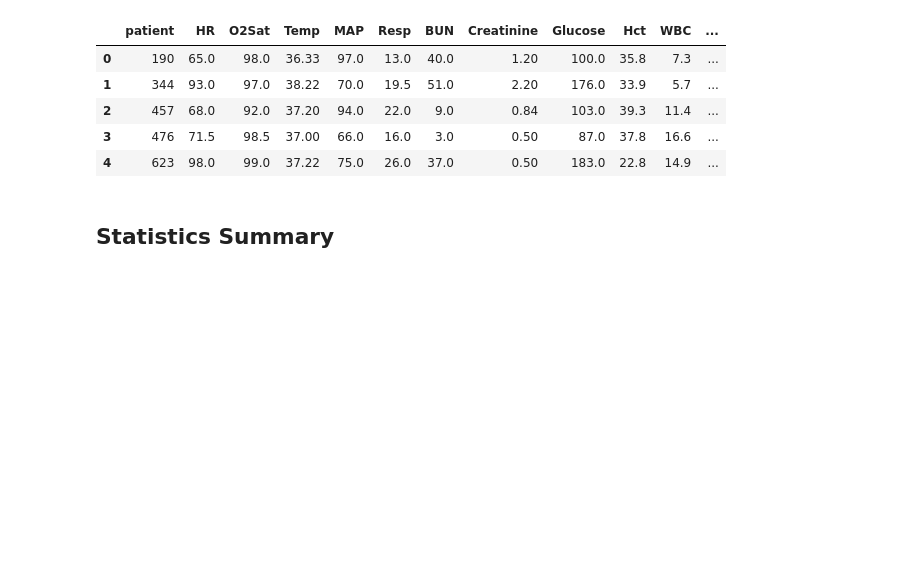
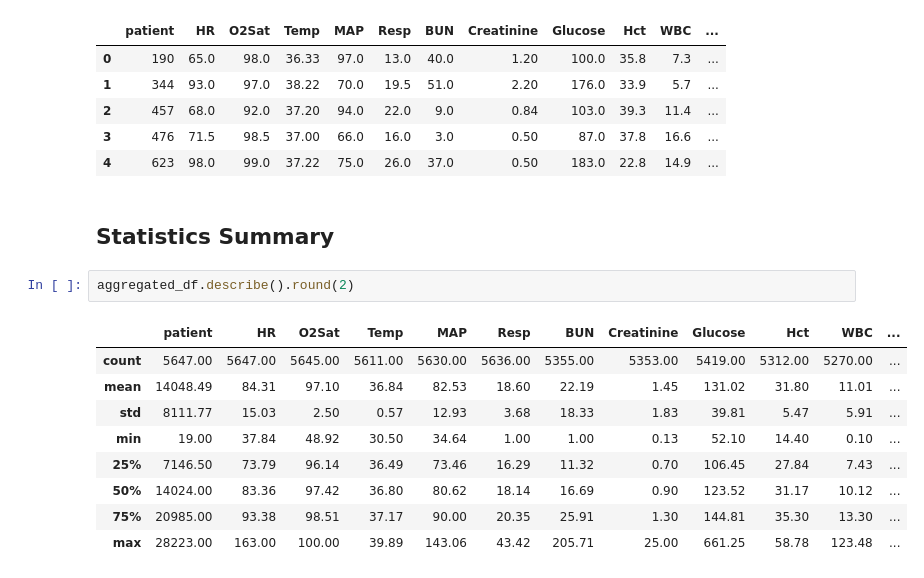
Before and after one commit to pineapple-666/Detect-Sepsis-in-Patients-Before-it-Emerges, a Jupyter notebook: notebook/Step1_Data_Exploring.ipynb, the cells around one changed output. Saved outputs shown, nothing was run; the diff lists cells and outputs as text; blank space fills up the shorter version.

```diff
--- a/notebook/Step1_Data_Exploring.ipynb
+++ b/notebook/Step1_Data_Exploring.ipynb
@@ -408,3 +408,15 @@ Head of the aggregated DataFrame:
 | 4 | 623 | 98.0 | 99.0 | 37.22 | 75.0 | 26.0 | 37.0 | 0.50 | 183.0 | 22.8 | 14.9 | ... |
 # %% [markdown]
 ## Statistics Summary
+# %%
+aggregated_df.describe().round(2)
+# %% [output]
+|  | patient | HR | O2Sat | Temp | MAP | Resp | BUN | Creatinine | Glucose | Hct | WBC | ... |
+| count | 5647.00 | 5647.00 | 5645.00 | 5611.00 | 5630.00 | 5636.00 | 5355.00 | 5353.00 | 5419.00 | 5312.00 | 5270.00 | ... |
+| mean | 14048.49 | 84.31 | 97.10 | 36.84 | 82.53 | 18.60 | 22.19 | 1.45 | 131.02 | 31.80 | 11.01 | ... |
+| std | 8111.77 | 15.03 | 2.50 | 0.57 | 12.93 | 3.68 | 18.33 | 1.83 | 39.81 | 5.47 | 5.91 | ... |
+| min | 19.00 | 37.84 | 48.92 | 30.50 | 34.64 | 1.00 | 1.00 | 0.13 | 52.10 | 14.40 | 0.10 | ... |
+| 25% | 7146.50 | 73.79 | 96.14 | 36.49 | 73.46 | 16.29 | 11.32 | 0.70 | 106.45 | 27.84 | 7.43 | ... |
+| 50% | 14024.00 | 83.36 | 97.42 | 36.80 | 80.62 | 18.14 | 16.69 | 0.90 | 123.52 | 31.17 | 10.12 | ... |
+| 75% | 20985.00 | 93.38 | 98.51 | 37.17 | 90.00 | 20.35 | 25.91 | 1.30 | 144.81 | 35.30 | 13.30 | ... |
+| max | 28223.00 | 163.00 | 100.00 | 39.89 | 143.06 | 43.42 | 205.71 | 25.00 | 661.25 | 58.78 | 123.48 | ... |
```
Also changed, not shown: parts of 3 cells of this notebook.
